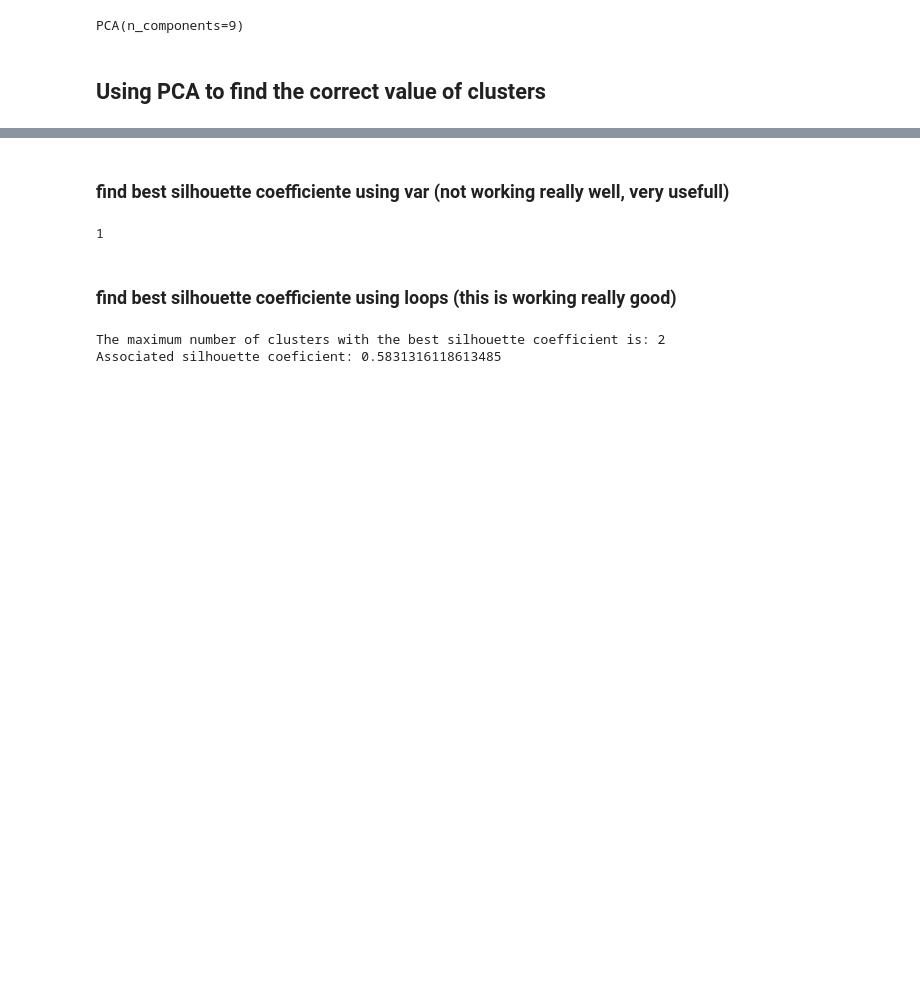
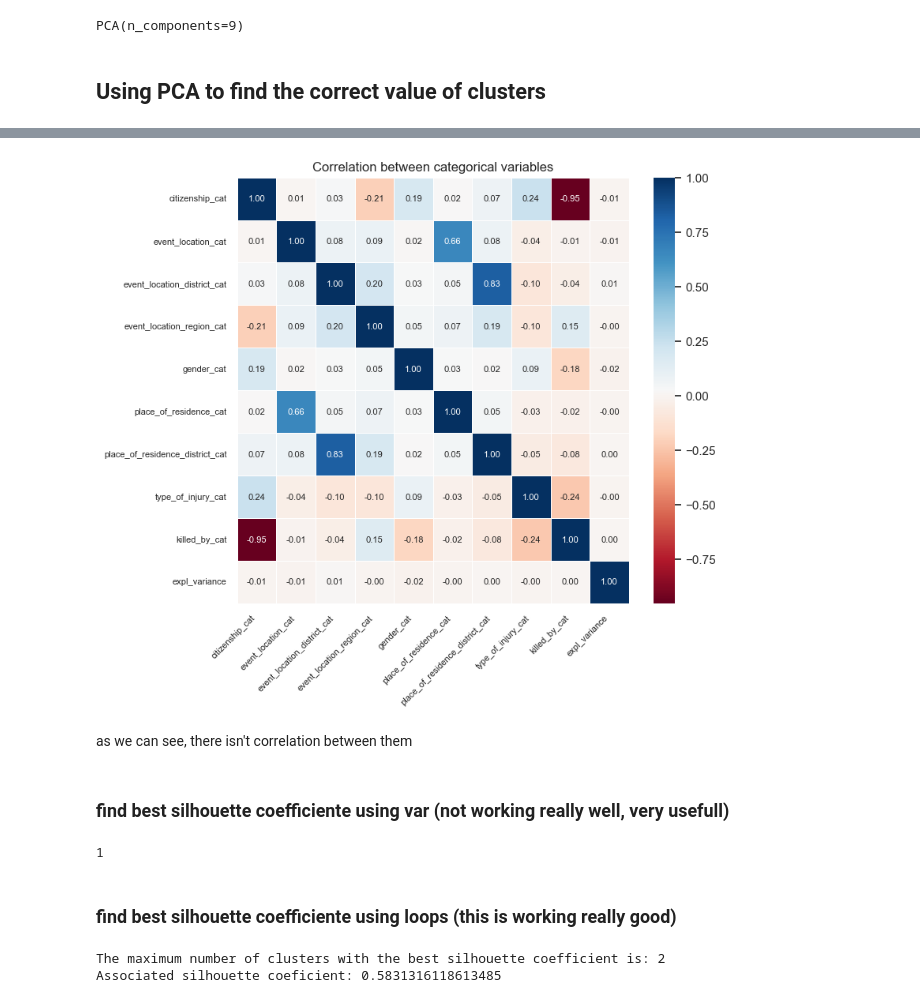
Before and after one commit to exdsgift/IPC-MideastAnalytics, a Jupyter notebook: modeling.ipynb, the cells around one changed output, grey strips where cells are left out. Drawn from its saved outputs; the diff is of its cells as text; code cells hidden in the pictures; blank space fills up the shorter version.

```diff
--- a/modeling.ipynb
+++ b/modeling.ipynb
@@ -170,3 +194,29 @@ plt.show()
+# %%
+num_missing_values = len(search_for_correlation) - len(explained_variance)
+
+missing_values = np.random.normal(loc=0, scale=1, size=num_missing_values)
+# %%
+a = missing_values.tolist()
+b = explained_variance.tolist()
+c = a + b
+# %%
+search_for_correlation['expl_variance'] = c
+# %%
+search_for_correlation_corr = search_for_correlation.corr()
+# %%
+plt.figure(figsize = (8,7))
+sns.set(style="whitegrid")
+set_color = sns.color_palette("RdBu", as_cmap=True)
+heatmap = sns.heatmap(search_for_correlation_corr, annot=True, fmt=".2f", linewidths=.5, annot_kws={"size": 8}, cmap=set_color)
+plt.title("Correlation between categorical variables")
+heatmap.set_xticklabels(heatmap.get_xticklabels(), fontsize=8)
+heatmap.set_yticklabels(heatmap.get_yticklabels(), fontsize=8)
+plt.xticks(rotation=45, ha="right")
+plt.show()
+# %% [output]
+[figure, added]
+# %% [markdown]
+as we can see, there isn't correlation between them
 # %% [markdown]
 ### find best silhouette coefficiente using var (not working really well, very usefull)
 # %%
```
Also changed, not shown: parts of 14 cells of this notebook.
